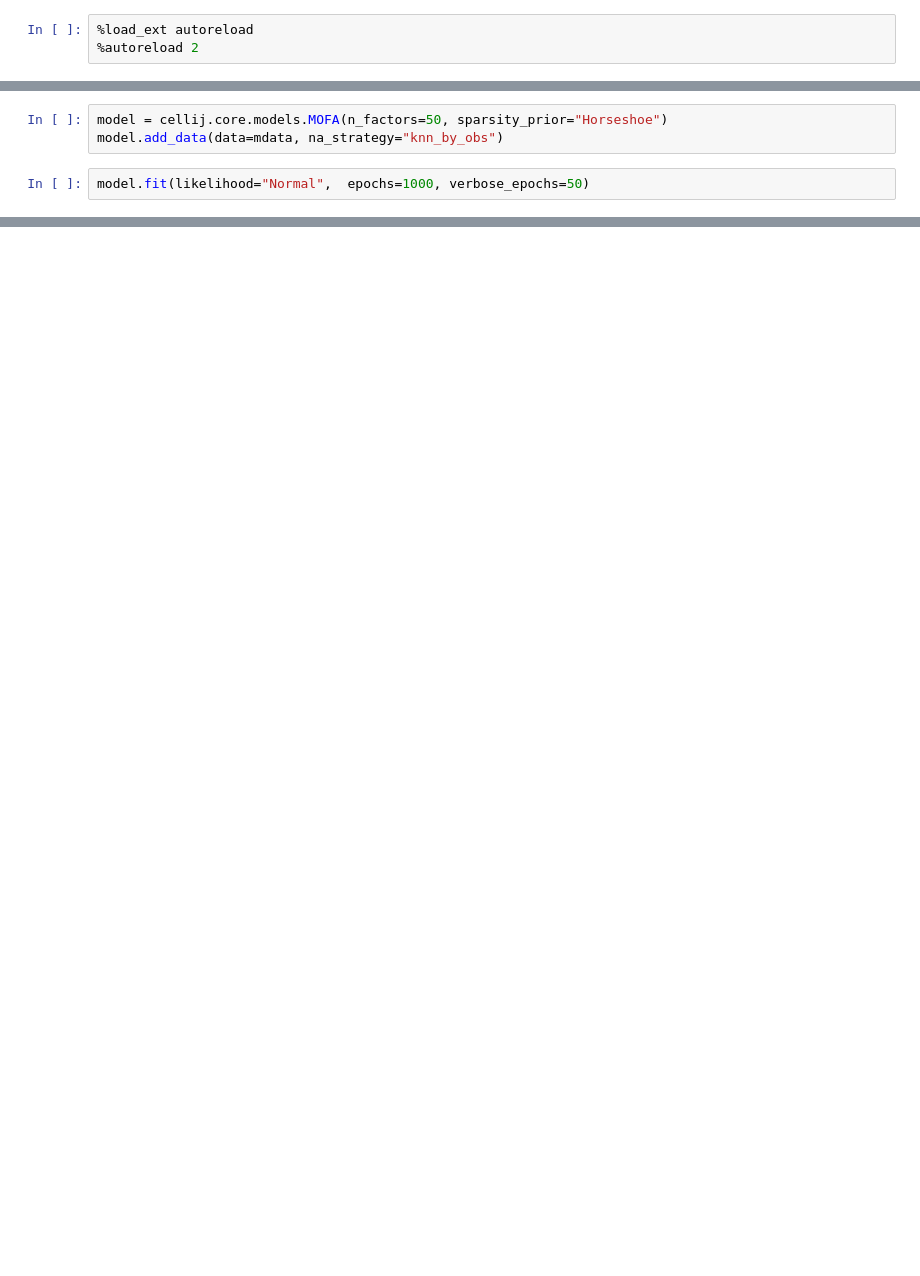
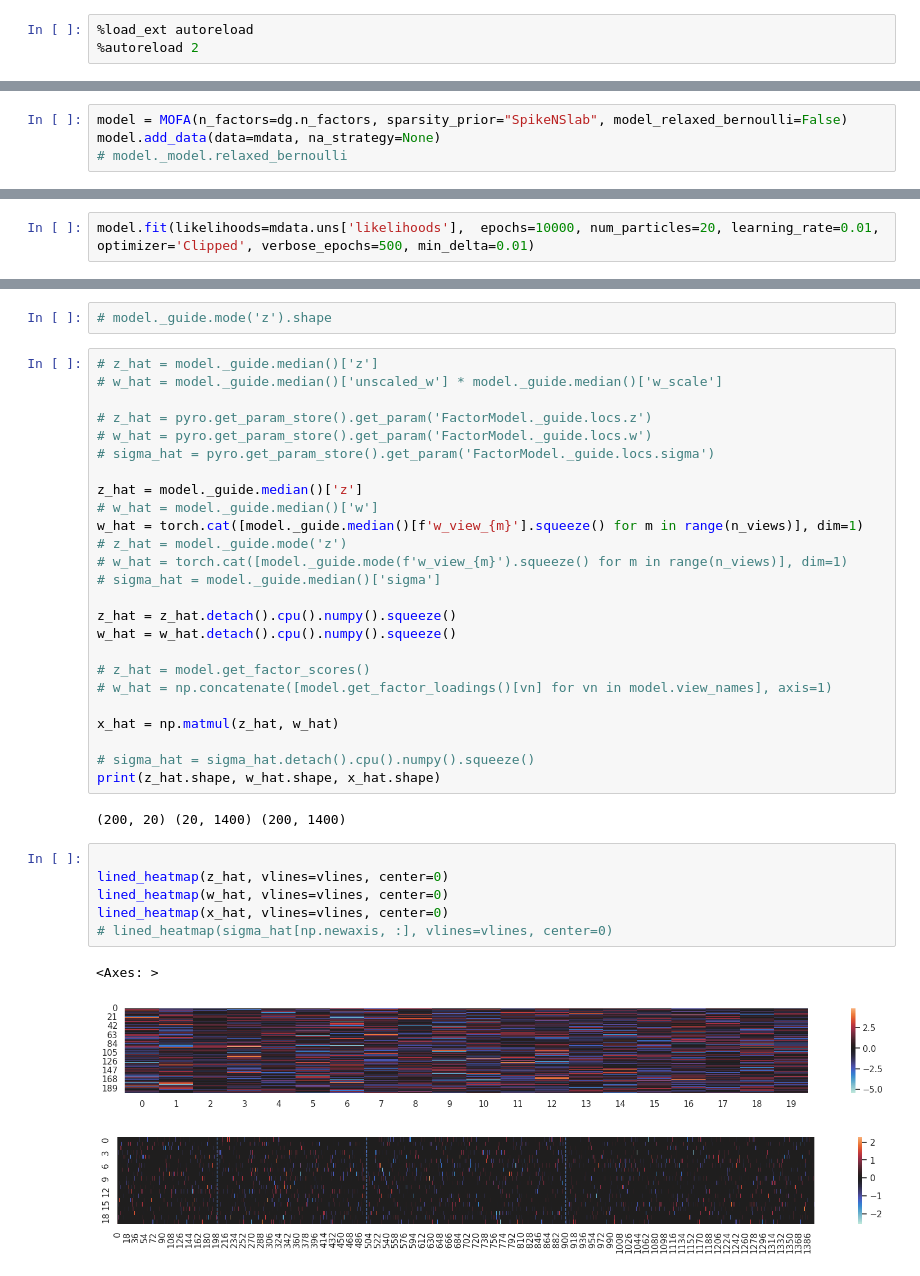
Before and after one commit to bioFAM/cellij, a Jupyter notebook: notebooks/mofa.ipynb, the cells around one changed output, grey strips where cells are left out. Saved outputs shown, nothing was run; the diff lists cells and outputs as text; blank space fills up the shorter version.

```diff
--- a/notebooks/mofa.ipynb
+++ b/notebooks/mofa.ipynb
@@ -16,5 +120,4 @@ AnnData object with n_obs × n_vars = 136 × 5000
 # %%
-model = cellij.core.models.MOFA(n_factors=50, sparsity_prior="Horseshoe")
-model.add_data(data=mdata, na_strategy="knn_by_obs")
+model = MOFA(n_factors=dg.n_factors, sparsity_prior="SpikeNSlab", model_relaxed_bernoulli=False)
+model.add_data(data=mdata, na_strategy=None)
+# model._model.relaxed_bernoulli
-# %%
-model.fit(likelihood="Normal",  epochs=1000, verbose_epochs=50)
@@ -61,0 +124,2 @@ sns.heatmap(mdata["mrna"].X, center=0, cmap='RdBu_r', ax=ax[1])
+# %%
+model.fit(likelihoods=mdata.uns['likelihoods'],  epochs=10000, num_particles=20, learning_rate=0.01, optimizer='Clipped', verbose_epochs=500, min_delta=0.01)
@@ -61,0 +161,39 @@ sns.heatmap(mdata["mrna"].X, center=0, cmap='RdBu_r', ax=ax[1])
+# %%
+# model._guide.mode('z').shape
+# %%
+# z_hat = model._guide.median()['z']
+# w_hat = model._guide.median()['unscaled_w'] * model._guide.median()['w_scale']
+
+# z_hat = pyro.get_param_store().get_param('FactorModel._guide.locs.z')
+# w_hat = pyro.get_param_store().get_param('FactorModel._guide.locs.w')
+# sigma_hat = pyro.get_param_store().get_param('FactorModel._guide.locs.sigma')
+
+z_hat = model._guide.median()['z']
+# w_hat = model._guide.median()['w']
+w_hat = torch.cat([model._guide.median()[f'w_view_{m}'].squeeze() for m in range(n_views)], dim=1)
+# z_hat = model._guide.mode('z')
+# w_hat = torch.cat([model._guide.mode(f'w_view_{m}').squeeze() for m in range(n_views)], dim=1)
+# sigma_hat = model._guide.median()['sigma']
+
+z_hat = z_hat.detach().cpu().numpy().squeeze()
+w_hat = w_hat.detach().cpu().numpy().squeeze()
+
+# z_hat = model.get_factor_scores()
+# w_hat = np.concatenate([model.get_factor_loadings()[vn] for vn in model.view_names], axis=1)
+
+x_hat = np.matmul(z_hat, w_hat)
+
+# sigma_hat = sigma_hat.detach().cpu().numpy().squeeze()
+print(z_hat.shape, w_hat.shape, x_hat.shape)
+# %% [output]
+(200, 20) (20, 1400) (200, 1400)
+# %%
+
+lined_heatmap(z_hat, vlines=vlines, center=0)
+lined_heatmap(w_hat, vlines=vlines, center=0)
+lined_heatmap(x_hat, vlines=vlines, center=0)
+# lined_heatmap(sigma_hat[np.newaxis, :], vlines=vlines, center=0)
+# %% [output]
+<Axes: >
+[figure, added]
+[figure, added]
```
Also changed, not shown: parts of 30 cells of this notebook, 42 other files.
